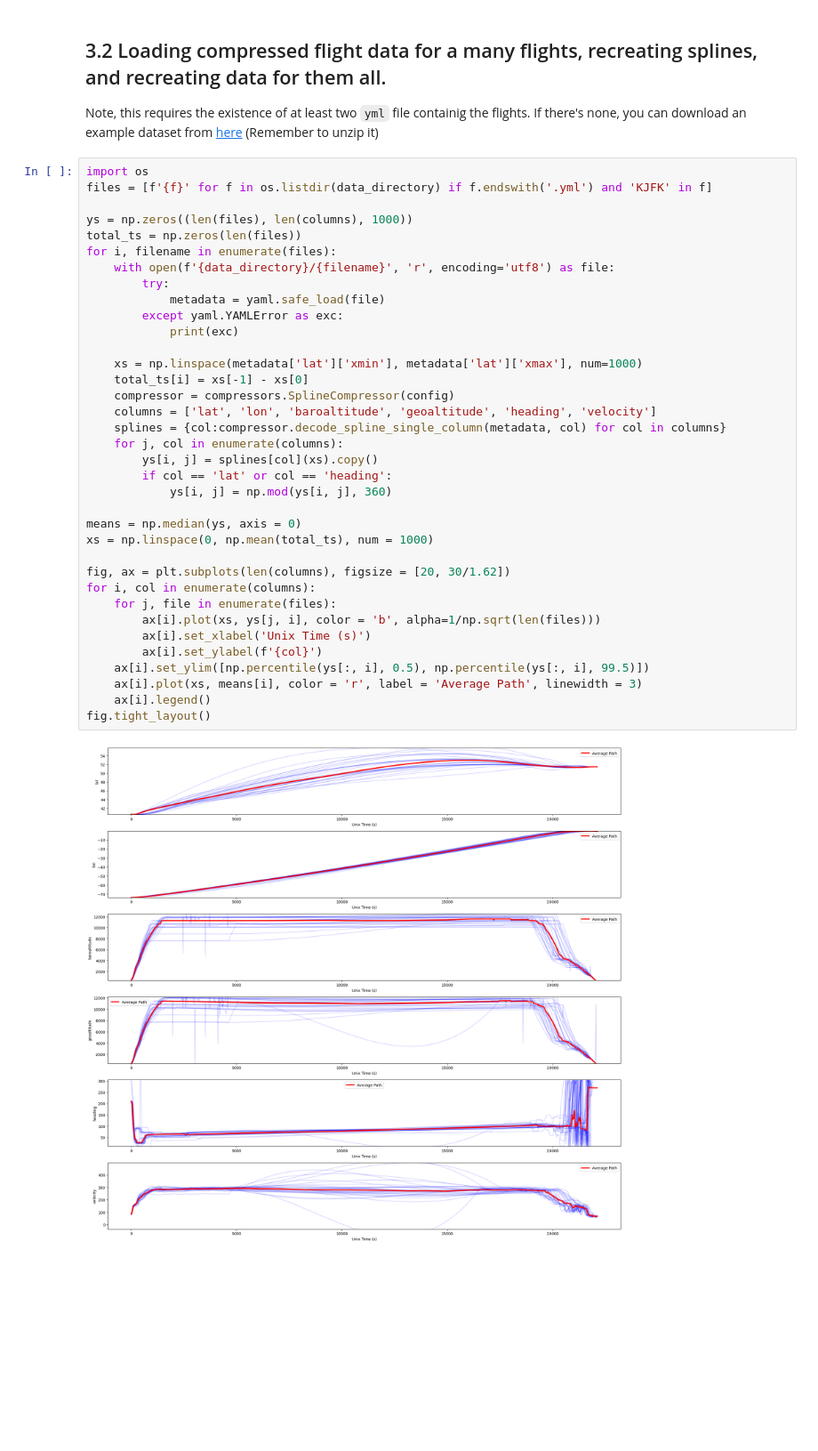
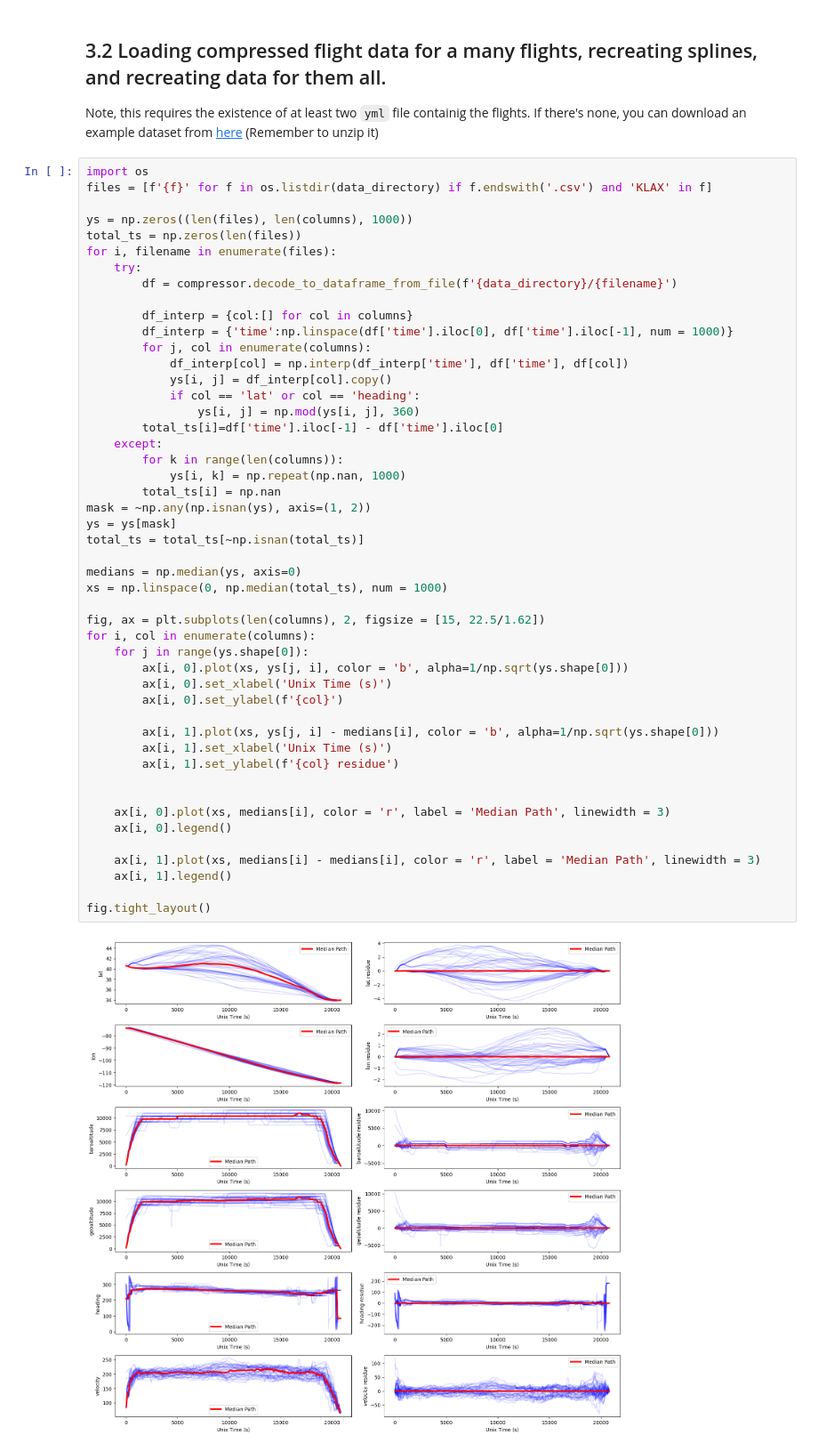
Before and after one commit to Flight-Path-Analysis/FlightPathAnalysis, a Jupyter notebook: prototyping/prototyping.ipynb, the cells around one changed output. Shown at 89% size. Cells and saved outputs as stored; diff of their text form; blank space fills up the shorter version.

```diff
--- a/prototyping/prototyping.ipynb
+++ b/prototyping/prototyping.ipynb
@@ -432,40 +475,52 @@ ax.plot(ys['lon'], ys['lat'], color='blue', transform=ccrs.PlateCarree())
 Note, this requires the existence of at least two `yml` file containig the flights. If there's none, you can download an example dataset from [here](https://drive.google.com/drive/folders/13pp3z1NJYthXFBbyc2x76djZ2SfPZwS8?usp=sharing) (Remember to unzip it)
 # %%
 import os
-files = [f'{f}' for f in os.listdir(data_directory) if f.endswith('.yml') and 'KJFK' in f]
+files = [f'{f}' for f in os.listdir(data_directory) if f.endswith('.csv') and 'KLAX' in f]
 
 ys = np.zeros((len(files), len(columns), 1000))
 total_ts = np.zeros(len(files))
 for i, filename in enumerate(files):
-    with open(f'{data_directory}/{filename}', 'r', encoding='utf8') as file:
-        try:
-            metadata = yaml.safe_load(file)
-        except yaml.YAMLError as exc:
-            print(exc)
+    try:
+        df = compressor.decode_to_dataframe_from_file(f'{data_directory}/{filename}')
 
-    xs = np.linspace(metadata['lat']['xmin'], metadata['lat']['xmax'], num=1000)
-    total_ts[i] = xs[-1] - xs[0]
-    compressor = compressors.SplineCompressor(config)
-    columns = ['lat', 'lon', 'baroaltitude', 'geoaltitude', 'heading', 'velocity']
-    splines = {col:compressor.decode_spline_single_column(metadata, col) for col in columns}
-    for j, col in enumerate(columns):
-        ys[i, j] = splines[col](xs).copy()
-        if col == 'lat' or col == 'heading':
-            ys[i, j] = np.mod(ys[i, j], 360)
+        df_interp = {col:[] for col in columns}
+        df_interp = {'time':np.linspace(df['time'].iloc[0], df['time'].iloc[-1], num = 1000)}
+        for j, col in enumerate(columns):
+            df_interp[col] = np.interp(df_interp['time'], df['time'], df[col])
+            ys[i, j] = df_interp[col].copy()
+            if col == 'lat' or col == 'heading':
+                ys[i, j] = np.mod(ys[i, j], 360)
+        total_ts[i]=df['time'].iloc[-1] - df['time'].iloc[0]
+    except:
+        for k in range(len(columns)):
+            ys[i, k] = np.repeat(np.nan, 1000)
+        total_ts[i] = np.nan
+mask = ~np.any(np.isnan(ys), axis=(1, 2))
+ys = ys[mask]
+total_ts = total_ts[~np.isnan(total_ts)]
 
-means = np.median(ys, axis = 0)
-xs = np.linspace(0, np.mean(total_ts), num = 1000)
+medians = np.median(ys, axis=0)
+xs = np.linspace(0, np.median(total_ts), num = 1000)
 
-fig, ax = plt.subplots(len(columns), figsize = [20, 30/1.62])
+fig, ax = plt.subplots(len(columns), 2, figsize = [15, 22.5/1.62])
 for i, col in enumerate(columns):
-    for j, file in enumerate(files):
-        ax[i].plot(xs, ys[j, i], color = 'b', alpha=1/np.sqrt(len(files)))
-        ax[i].set_xlabel('Unix Time (s)')
-        ax[i].set_ylabel(f'{col}')
-    ax[i].set_ylim([np.percentile(ys[:, i], 0.5), np.percentile(ys[:, i], 99.5)])
-    ax[i].plot(xs, means[i], color = 'r', label = 'Average Path', linewidth = 3)
-    ax[i].legend()
+    for j in range(ys.shape[0]):
+        ax[i, 0].plot(xs, ys[j, i], color = 'b', alpha=1/np.sqrt(ys.shape[0]))
+        ax[i, 0].set_xlabel('Unix Time (s)')
+        ax[i, 0].set_ylabel(f'{col}')
+
+        ax[i, 1].plot(xs, ys[j, i] - medians[i], color = 'b', alpha=1/np.sqrt(ys.shape[0]))
+        ax[i, 1].set_xlabel('Unix Time (s)')
+        ax[i, 1].set_ylabel(f'{col} residue')
+
+
+    ax[i, 0].plot(xs, medians[i], color = 'r', label = 'Median Path', linewidth = 3)
+    ax[i, 0].legend()
+
+    ax[i, 1].plot(xs, medians[i] - medians[i], color = 'r', label = 'Median Path', linewidth = 3)
+    ax[i, 1].legend()
+
 fig.tight_layout()
 # %% [output]
-[figure, old version]
+[figure, new version]
 # %%
```
Also changed, not shown: parts of 15 cells of this notebook, 5 other files.
